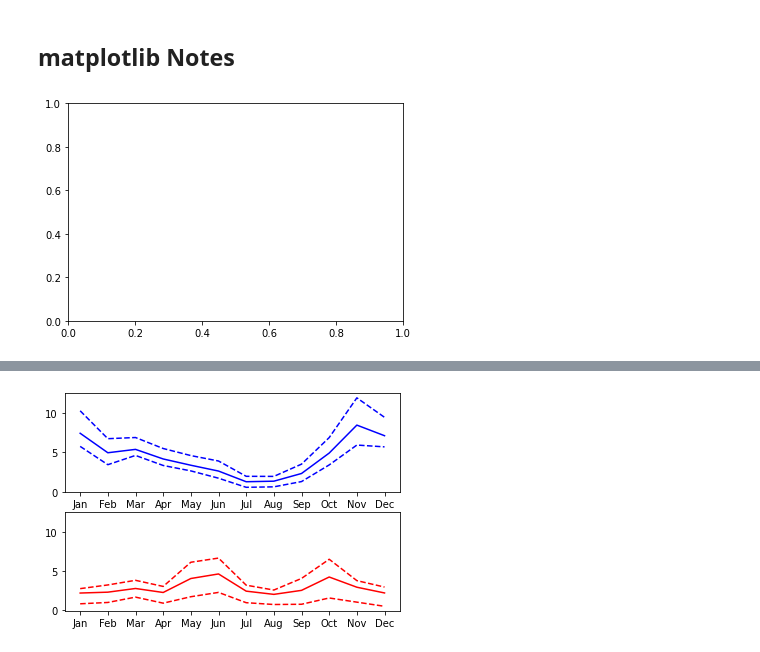
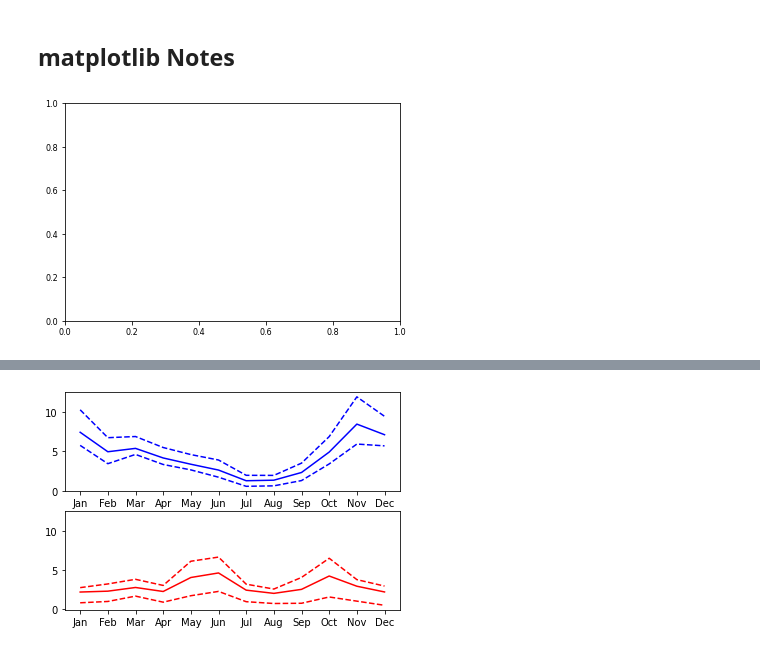
Before and after one commit to andreagolfari/matplotlib_notes, a Jupyter notebook: 00_intro.ipynb, the cells around one changed output, grey strips where cells are left out. Drawn from its saved outputs; the diff is of its cells as text; code cells hidden in the pictures.

```diff
--- a/00_intro.ipynb
+++ b/00_intro.ipynb
@@ -40,14 +40,15 @@ austin_weather['MONTH'] = pd.Categorical(austin_weather['MONTH'], categories = c
 # %%
 # Import the matplotlib.pyplot submodule and name it plt
 import matplotlib.pyplot as plt
+plt.rcParams.update({'font.size': 8})
 
 # Create a Figure and an Axes with plt.subplots
 fig, ax = plt.subplots()
 
 # Call the show function to show the result
 plt.show()
 # %% [output]
-[figure, old version]
+[figure, new version]
 # %%
 # Create a Figure and an Axes with plt.subplots
 fig, ax = plt.subplots()
```
Also changed, not shown: parts of 4 cells of this notebook.
